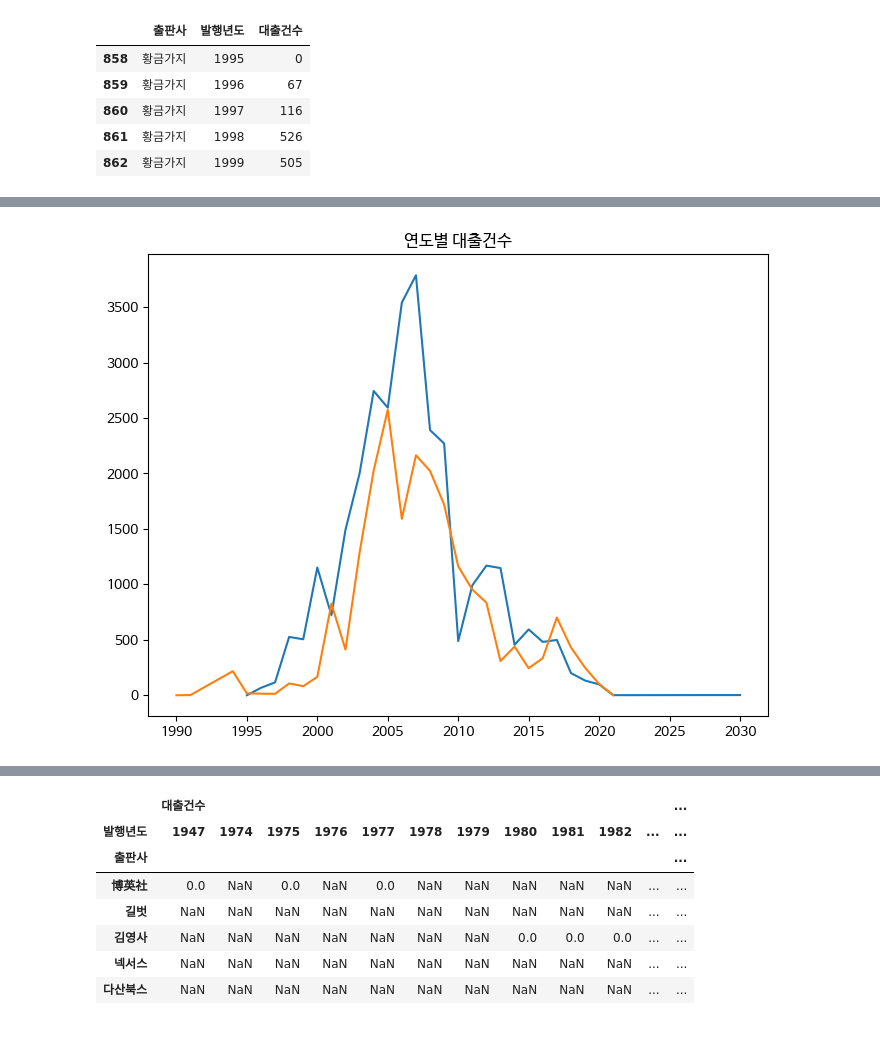
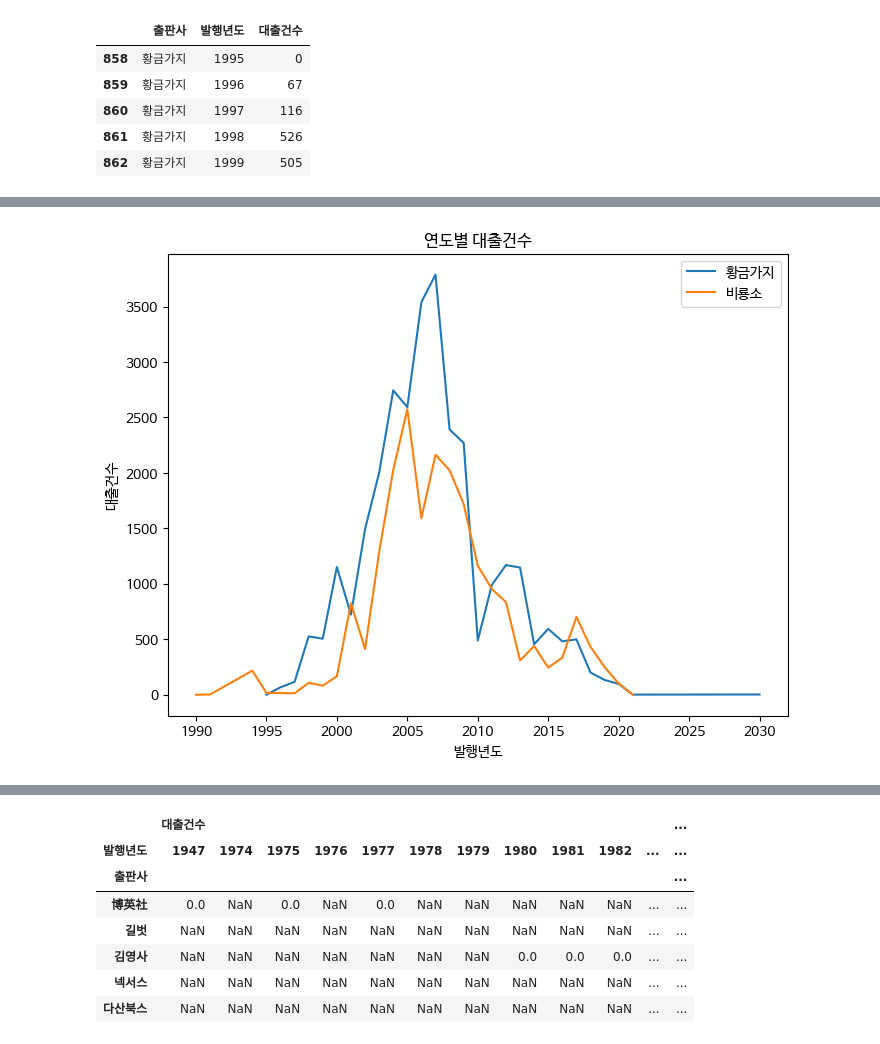
Before and after one commit to seha111111/data_anal, a Jupyter notebook: ch06_high.ipynb, the cells around one changed output, grey strips where cells are left out. Saved outputs shown, nothing was run; the diff lists cells and outputs as text; code cells hidden in the pictures.

```diff
--- a/ch06_high.ipynb
+++ b/ch06_high.ipynb
@@ -74,8 +124,13 @@ line2 = ns_book9[ns_book9["출판사"] == "비룡소"]
 # %%
 fig, ax = plt.subplots(figsize=(8, 6))
-ax.plot(line1["발행년도"], line1["대출건수"])
-ax.plot(line2["발행년도"], line2["대출건수"])
+ax.plot(line1["발행년도"], line1["대출건수"], label="황금가지")
+ax.plot(line2["발행년도"], line2["대출건수"], label="비룡소")
 ax.set_title("연도별 대출건수")
+ax.set_xlabel("발행년도")
+ax.set_ylabel("대출건수")
+
+# 범례 출력 세팅
+ax.legend()
 fig.show()
 # %% [output]
-[figure, old version]
+[figure, new version]
```
Also changed, not shown: parts of 27 cells of this notebook.
